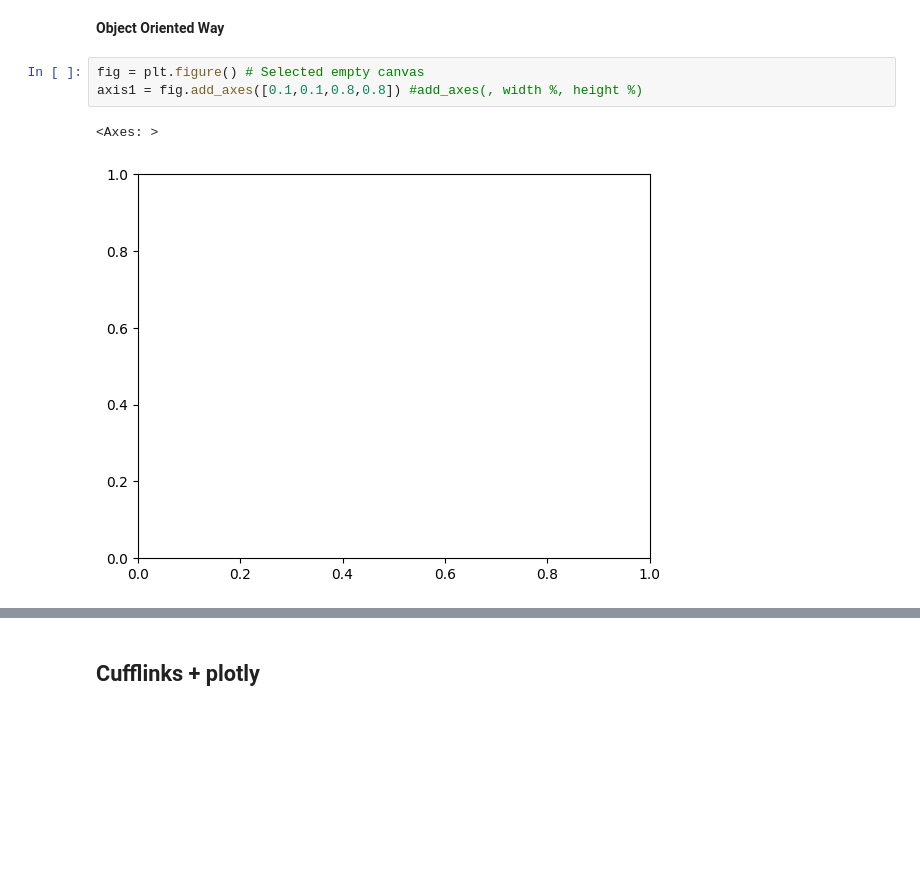
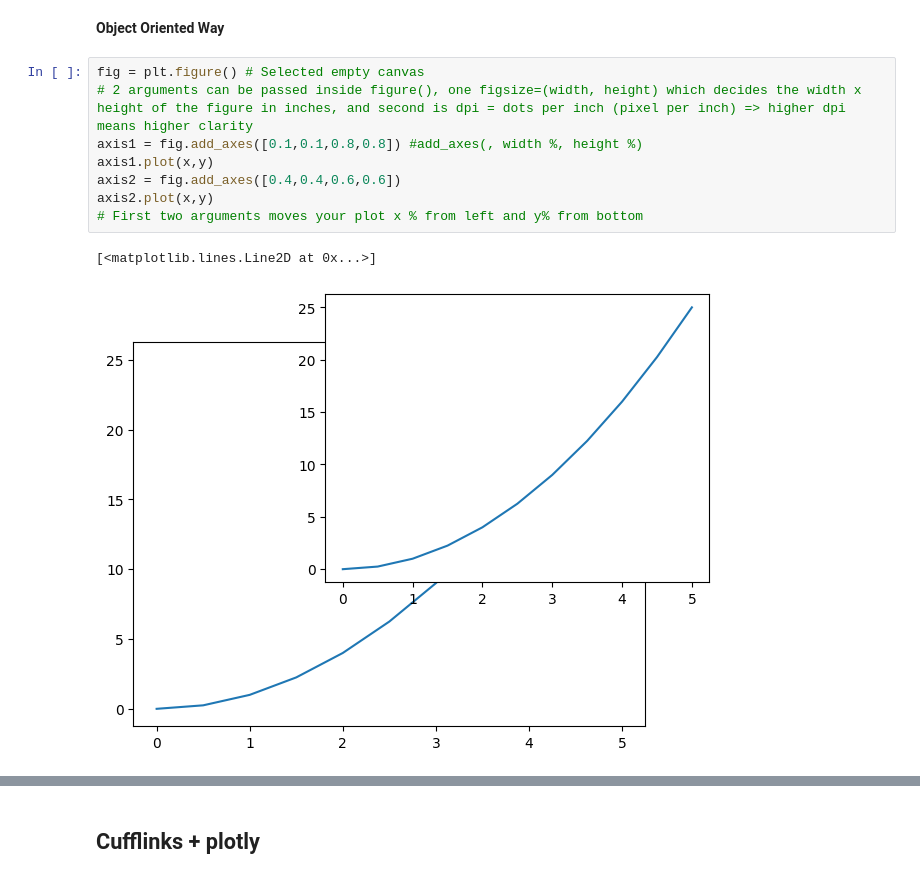
Before and after one commit to YashChoudhary13/Machine_Learning, a Jupyter notebook: Python Libraries/Data Visualization.ipynb, the cells around one changed output, grey strips where cells are left out. Saved outputs shown, nothing was run; the diff lists cells and outputs as text; blank space fills up the shorter version.

```diff
--- a/Python Libraries/Data Visualization.ipynb
+++ b/Python Libraries/Data Visualization.ipynb
@@ -50,7 +50,12 @@ plt.plot(x ** 3, y ** 3)
 **Object Oriented Way**
 # %%
 fig = plt.figure() # Selected empty canvas
+# 2 arguments can be passed inside figure(), one figsize=(width, height) which decides the width x height of the figure in inches, and second is dpi = dots per inch (pixel per inch) => higher dpi means higher clarity
 axis1 = fig.add_axes([0.1,0.1,0.8,0.8]) #add_axes(, width %, height %)
+axis1.plot(x,y)
+axis2 = fig.add_axes([0.4,0.4,0.6,0.6])
+axis2.plot(x,y)
+# First two arguments moves your plot x % from left and y% from bottom
 # %% [output]
-<Axes: >
+[<matplotlib.lines.Line2D at 0x...>]
-[figure, old version]
+[figure, new version]
```
Also changed, not shown: parts of 33 cells of this notebook, 1 other file.
